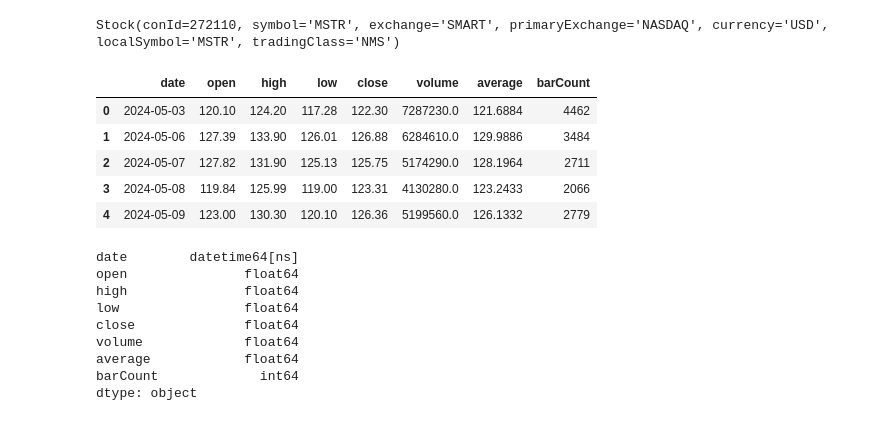
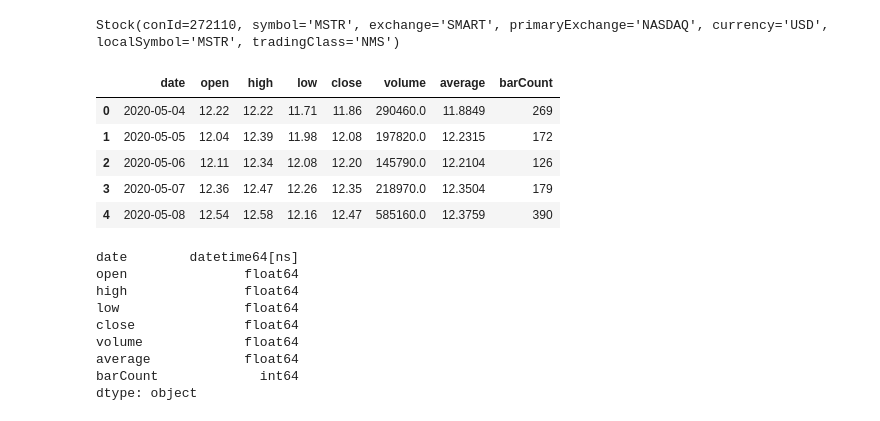
Before and after one commit to edwinclu/bitfund, a Jupyter notebook: src/jupyter/mstr.ipynb, the cells around one changed output. Cells and saved outputs as stored; diff of their text form; code cells hidden in the pictures.

```diff
--- a/src/jupyter/mstr.ipynb
+++ b/src/jupyter/mstr.ipynb
@@ -98,15 +98,15 @@ async def get_historical_data_ib(ib: IB, contract: Contract, duration: str, bar_
         print(f"Error requesting historical data for {contract.symbol}: {e}")
         return pd.DataFrame()
 # %%
-mstr_his_df = await get_historical_data_ib(ib, mstr, '1 Y', '1 day')
+mstr_his_df = await get_historical_data_ib(ib, mstr, '5 Y', '1 day')
 display(mstr_his_df.head())
 # %% [output]
 |  | date | open | high | low | close | volume | average | barCount |
-| 0 | 2024-05-03 | 120.10 | 124.20 | 117.28 | 122.30 | 7287230.0 | 121.6884 | 4462 |
-| 1 | 2024-05-06 | 127.39 | 133.90 | 126.01 | 126.88 | 6284610.0 | 129.9886 | 3484 |
-| 2 | 2024-05-07 | 127.82 | 131.90 | 125.13 | 125.75 | 5174290.0 | 128.1964 | 2711 |
-| 3 | 2024-05-08 | 119.84 | 125.99 | 119.00 | 123.31 | 4130280.0 | 123.2433 | 2066 |
-| 4 | 2024-05-09 | 123.00 | 130.30 | 120.10 | 126.36 | 5199560.0 | 126.1332 | 2779 |
+| 0 | 2020-05-04 | 12.22 | 12.22 | 11.71 | 11.86 | 290460.0 | 11.8849 | 269 |
+| 1 | 2020-05-05 | 12.04 | 12.39 | 11.98 | 12.08 | 197820.0 | 12.2315 | 172 |
+| 2 | 2020-05-06 | 12.11 | 12.34 | 12.08 | 12.20 | 145790.0 | 12.2104 | 126 |
+| 3 | 2020-05-07 | 12.36 | 12.47 | 12.26 | 12.35 | 218970.0 | 12.3504 | 179 |
+| 4 | 2020-05-08 | 12.54 | 12.58 | 12.16 | 12.47 | 585160.0 | 12.3759 | 390 |
 # %%
 print(mstr_his_df.dtypes)
 # %% [output]
```
Also changed, not shown: parts of 9 cells of this notebook, 1 other file.
